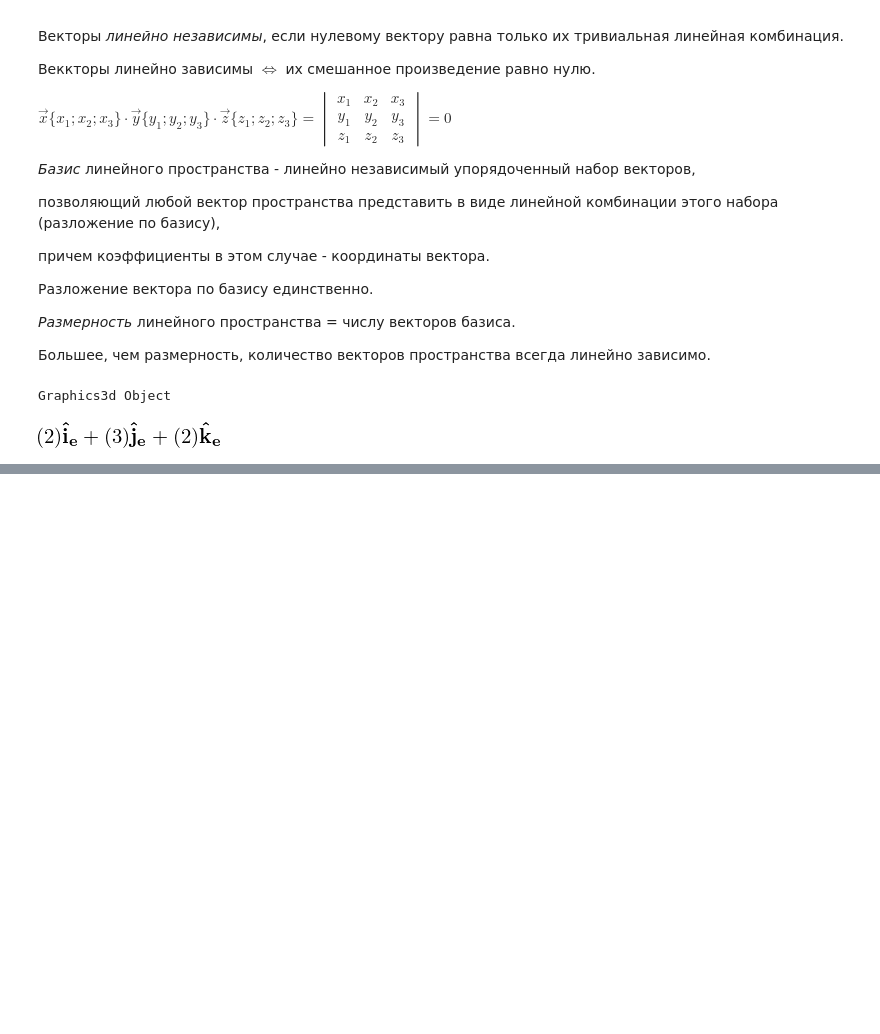
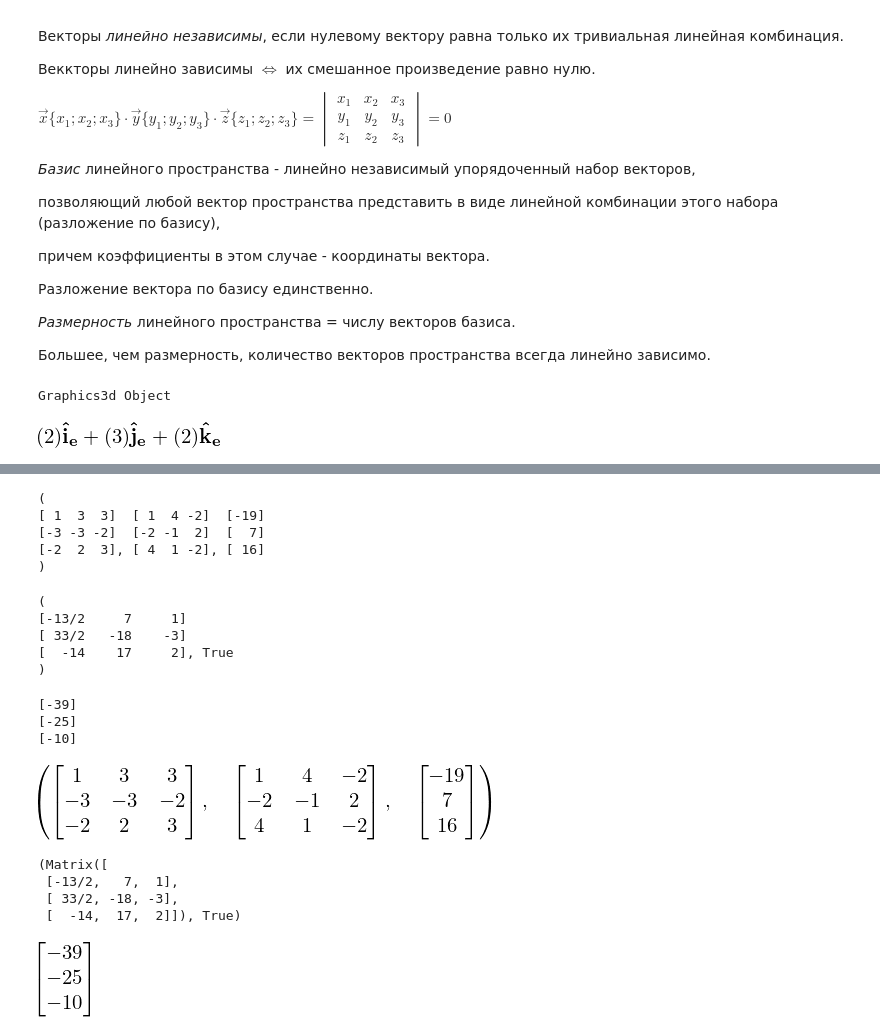
Before and after one commit to OlgaBelitskaya/linear_algebra_practice, a Jupyter notebook: work1_12.ipynb, the cells around one changed output, grey strips where cells are left out. Saved outputs shown, nothing was run; the diff lists cells and outputs as text; code cells hidden in the pictures; blank space fills up the shorter version.

```diff
--- a/work1_12.ipynb
+++ b/work1_12.ipynb
@@ -175,0 +210,49 @@ $\begin {cases}
+# %%
+# sage
+E = matrix(SR, 3, [1,3,3,-3,-3,-2,-2,2,3])
+F = matrix(SR, 3, [1,4,-2,-2,-1,2,4,1,-2])
+e = matrix(SR, 3, [-19,7,16])
+E, F, e
+# %% [output]
+(
+[ 1  3  3]  [ 1  4 -2]  [-19]
+[-3 -3 -2]  [-2 -1  2]  [  7]
+[-2  2  3], [ 4  1 -2], [ 16]
+)
+# %%
+C = E.solve_right(F)
+C, E * C == F
+# %% [output]
+(
+[-13/2     7     1]
+[ 33/2   -18    -3]
+[  -14    17     2], True
+)
+# %%
+f = (C^(-1)).transpose() * e
+f
+# %% [output]
+[-39]
+[-25]
+[-10]
+# %%
+# sympy
+E = sympy.Matrix(3, 3, [1,3,3,-3,-3,-2,-2,2,3])
+F = sympy.Matrix(3, 3, [1,4,-2,-2,-1,2,4,1,-2])
+e = sympy.Matrix(3, 1, [-19,7,16])
+E, F, e
+# %% [output]
+[figure, added]
+# %%
+C = E.solve(F)
+C, E * C == F
+# %% [output]
+(Matrix([
+ [-13/2,   7,  1],
+ [ 33/2, -18, -3],
+ [  -14,  17,  2]]), True)
+# %%
+f = (C^(-1)).transpose() * e
+f
+# %% [output]
+[figure, added]
```
Also changed, not shown: parts of 10 cells of this notebook.
